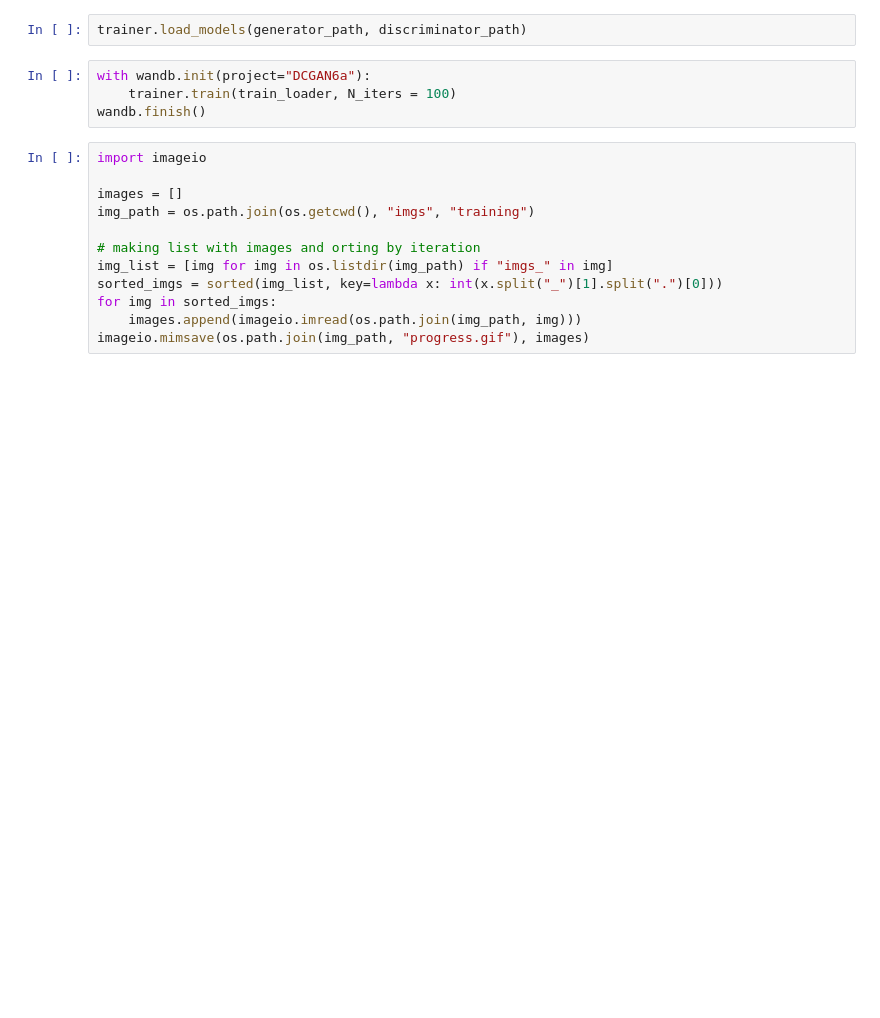
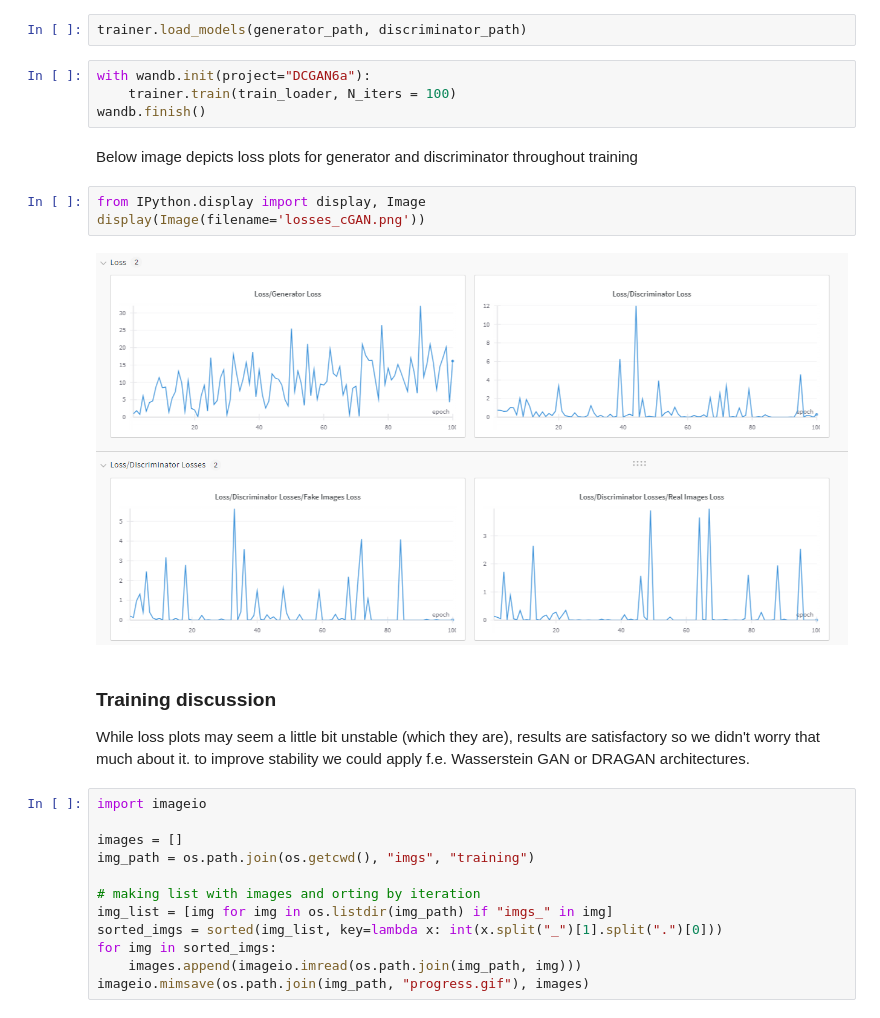
Before and after one commit to FreddieHorn/CudaVisionWS23, a Jupyter notebook: Assignment6/assignment_6_merged.ipynb, the cells around one changed output. Cells and saved outputs as stored; diff of their text form; blank space fills up the shorter version.

```diff
--- a/Assignment6/assignment_6_merged.ipynb
+++ b/Assignment6/assignment_6_merged.ipynb
@@ -503,6 +493,16 @@ trainer.load_models(generator_path, discriminator_path)
 with wandb.init(project="DCGAN6a"):
     trainer.train(train_loader, N_iters = 100)
 wandb.finish()
+# %% [markdown]
+Below image depicts loss plots for generator and discriminator throughout training
+# %%
+from IPython.display import display, Image
+display(Image(filename='losses_cGAN.png'))
+# %% [output]
+[figure, added]
+# %% [markdown]
+### Training discussion
+While loss plots may seem a little bit unstable (which they are), results are satisfactory so we didn't worry that much about it. to improve stability we could apply f.e. Wasserstein GAN or DRAGAN architectures.
 # %%
 import imageio
 
```
Also changed, not shown: parts of 15 cells of this notebook.
